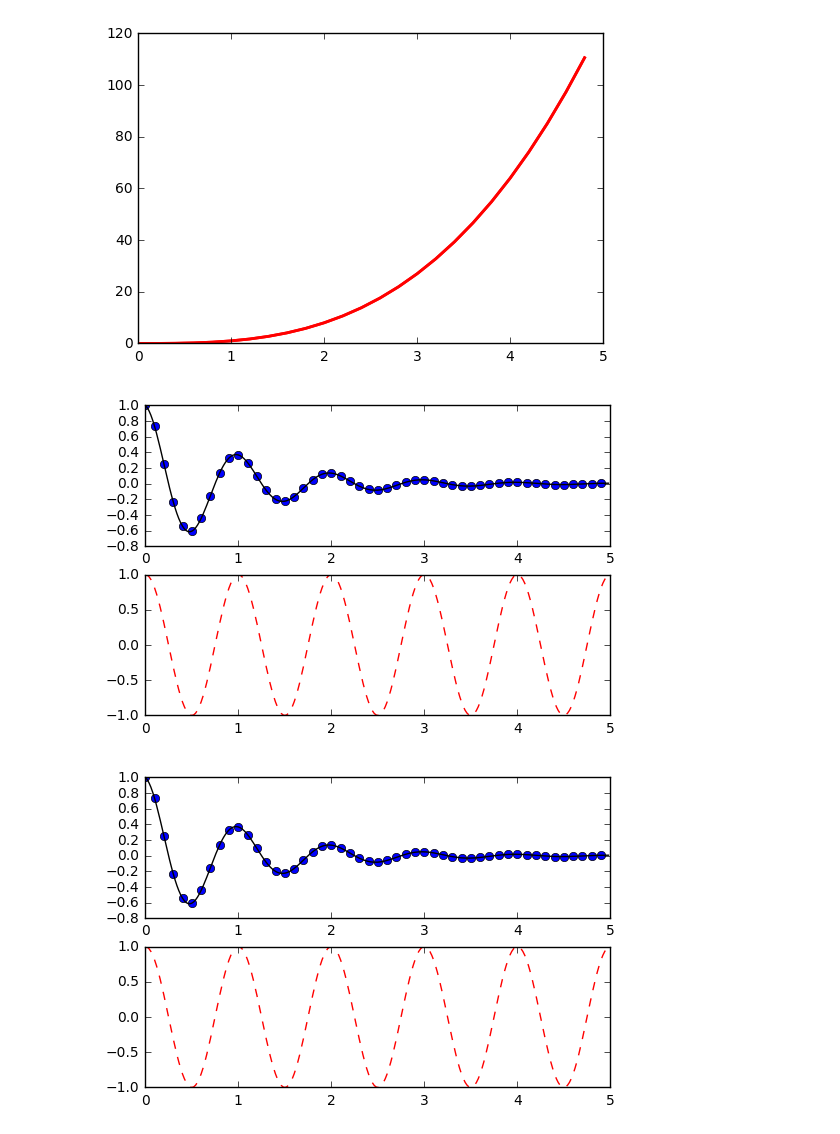
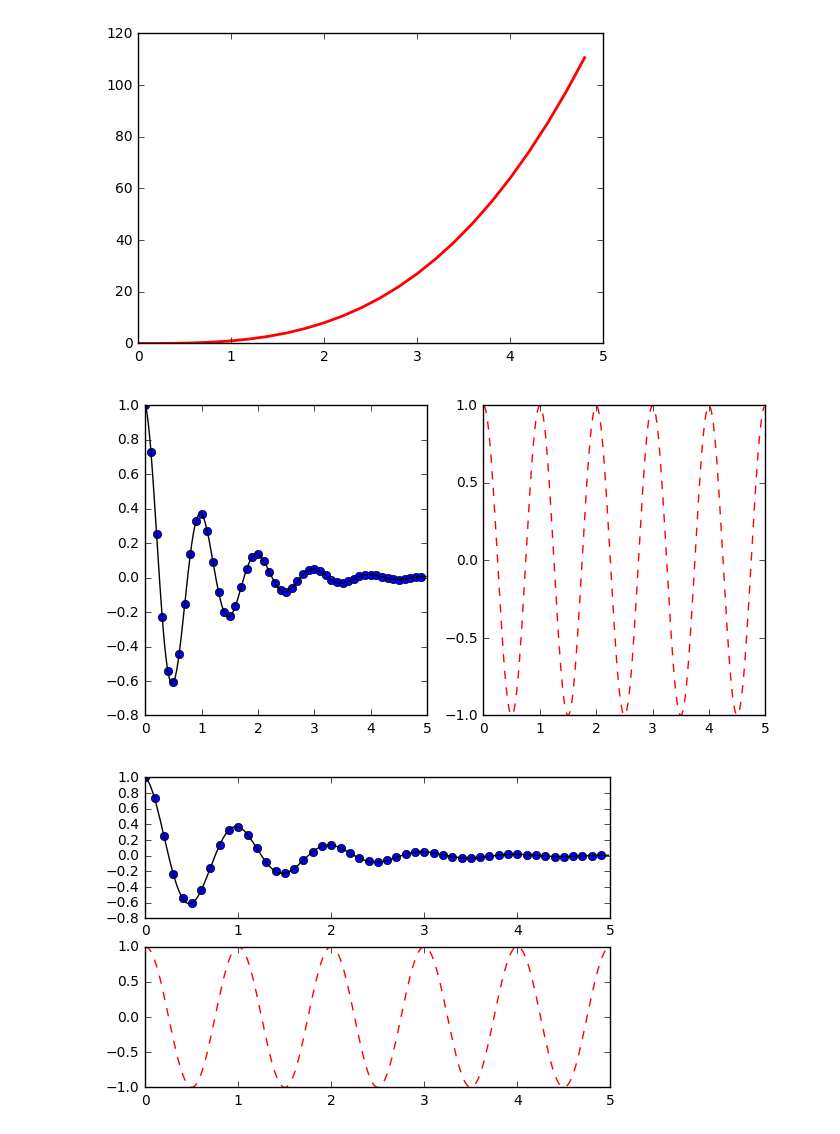
Before and after one commit to khrapovs/dataanalysispython, a Jupyter notebook: lectures/matplotlib.ipynb, the cells around one changed output. Cells and saved outputs as stored; diff of their text form; code cells hidden in the pictures.

```diff
--- a/lectures/matplotlib.ipynb
+++ b/lectures/matplotlib.ipynb
@@ -34,19 +34,19 @@ plt.show()
 # %%
 def f(t):
     return np.exp(-t) * np.cos(2 * np.pi * t)
 
 t1 = np.arange(.0, 5, .1)
 t2 = np.arange(.0, 5, .02)
 
-plt.figure(1)
-plt.subplot(211)
+plt.figure(1, figsize=(8, 4))
+plt.subplot(121)
 plt.plot(t1, f(t1), 'bo', t2, f(t2), 'k')
 
-plt.subplot(212)
+plt.subplot(122)
 plt.plot(t2, np.cos(2*np.pi*t2), 'r--')
 plt.show()
 # %% [output]
-[figure, old version]
+[figure, new version]
 # %%
 fig, axes = plt.subplots(nrows=2, ncols=1)
 axes[0].plot(t1, f(t1), 'bo', t2, f(t2), 'k')
```
Also changed, not shown: parts of 2 cells of this notebook.
